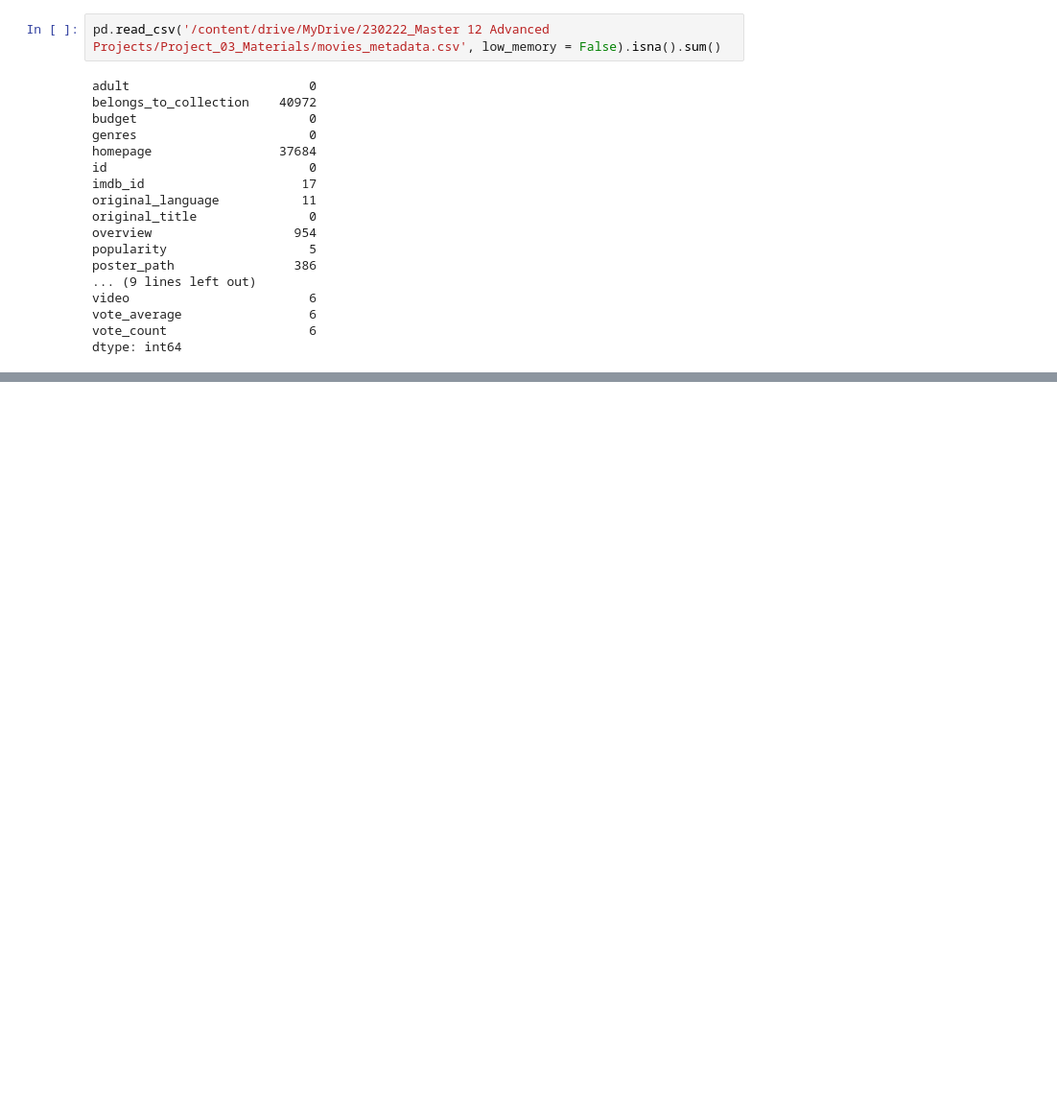
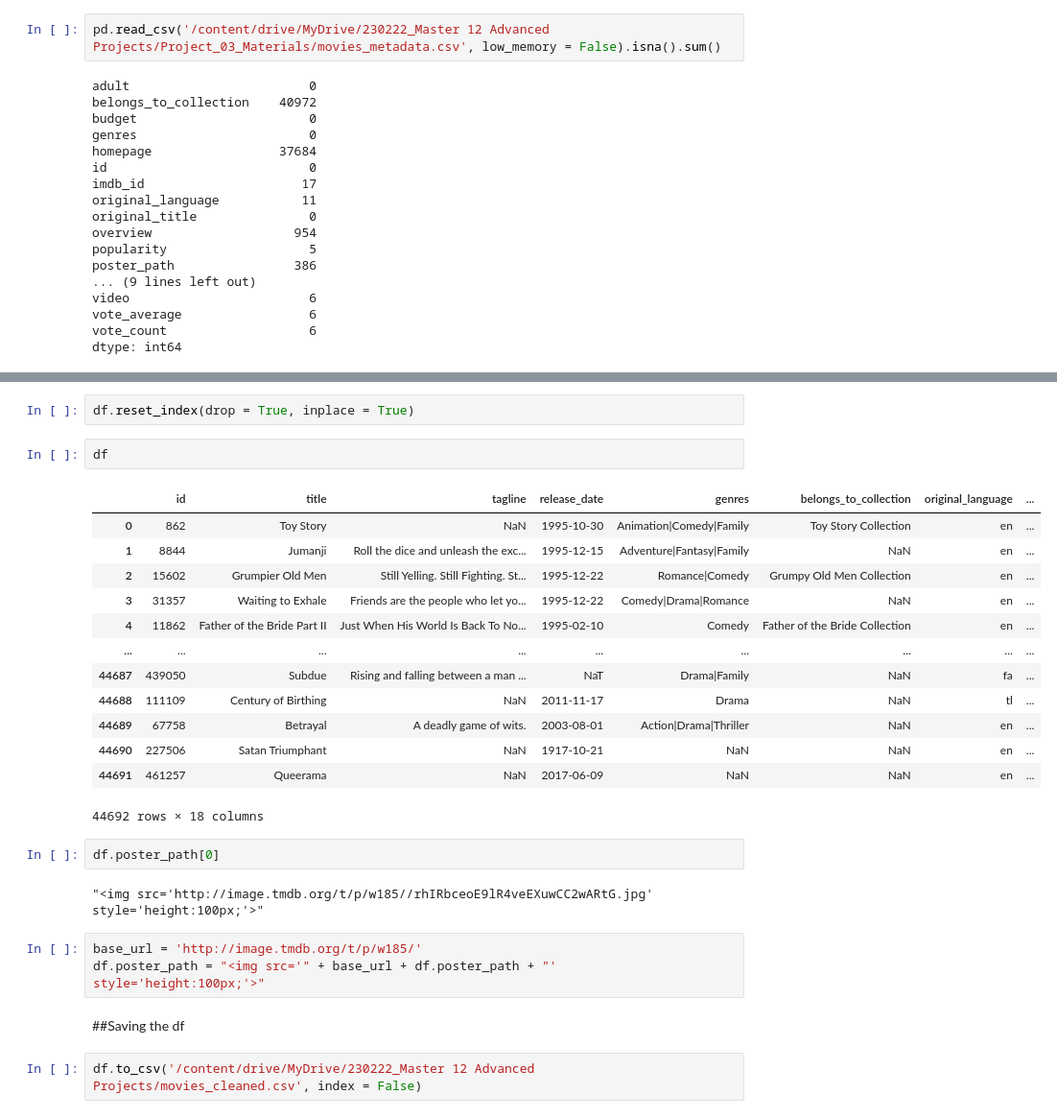
Before and after one commit to leadeeerq/data-science, a Jupyter notebook: 230227_DataCleaningIdentifyingHiddenMissingValues.ipynb, the cells around one changed output, grey strips where cells are left out. Shown: that part at 96% size. Drawn from its saved outputs; the diff is of its cells as text; blank space fills up the shorter version.

```diff
--- a/230227_DataCleaningIdentifyingHiddenMissingValues.ipynb
+++ b/230227_DataCleaningIdentifyingHiddenMissingValues.ipynb
@@ -328,0 +843,29 @@ dtype: int64
+# %%
+df.reset_index(drop = True, inplace = True)
+# %%
+df
+# %% [output]
+|  | id | title | tagline | release_date | genres | belongs_to_collection | original_language | ... |
+| 0 | 862 | Toy Story | NaN | 1995-10-30 | Animation|Comedy|Family | Toy Story Collection | en | ... |
+| 1 | 8844 | Jumanji | Roll the dice and unleash the exc... | 1995-12-15 | Adventure|Fantasy|Family | NaN | en | ... |
+| 2 | 15602 | Grumpier Old Men | Still Yelling. Still Fighting. St... | 1995-12-22 | Romance|Comedy | Grumpy Old Men Collection | en | ... |
+| 3 | 31357 | Waiting to Exhale | Friends are the people who let yo... | 1995-12-22 | Comedy|Drama|Romance | NaN | en | ... |
+| 4 | 11862 | Father of the Bride Part II | Just When His World Is Back To No... | 1995-02-10 | Comedy | Father of the Bride Collection | en | ... |
+| ... | ... | ... | ... | ... | ... | ... | ... | ... |
+| 44687 | 439050 | Subdue | Rising and falling between a man ... | NaT | Drama|Family | NaN | fa | ... |
+| 44688 | 111109 | Century of Birthing | NaN | 2011-11-17 | Drama | NaN | tl | ... |
+| 44689 | 67758 | Betrayal | A deadly game of wits. | 2003-08-01 | Action|Drama|Thriller | NaN | en | ... |
+| 44690 | 227506 | Satan Triumphant | NaN | 1917-10-21 | NaN | NaN | en | ... |
+| 44691 | 461257 | Queerama | NaN | 2017-06-09 | NaN | NaN | en | ... |
+44692 rows × 18 columns
+# %%
+df.poster_path[0]
+# %% [output]
+"<img src='http://image.tmdb.org/t/p/w185//rhIRbceoE9lR4veEXuwCC2wARtG.jpg' style='height:100px;'>"
+# %%
+base_url = 'http://image.tmdb.org/t/p/w185/'
+df.poster_path = "<img src='" + base_url + df.poster_path + "' style='height:100px;'>"
+# %% [markdown]
+##Saving the df
+# %%
+df.to_csv('/content/drive/MyDrive/230222_Master 12 Advanced Projects/movies_cleaned.csv', index = False)
```
Also changed, not shown: parts of 75 cells of this notebook.
